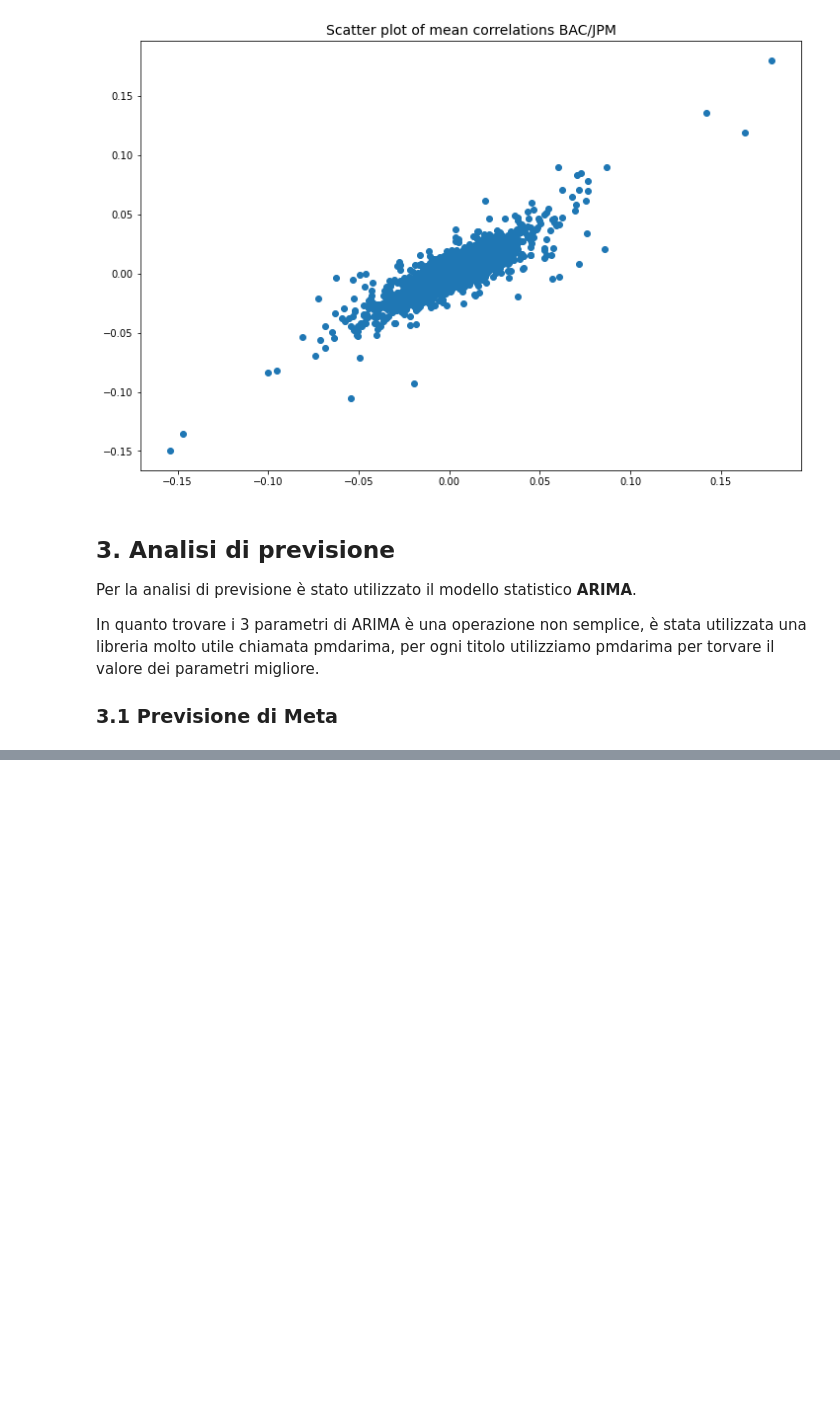
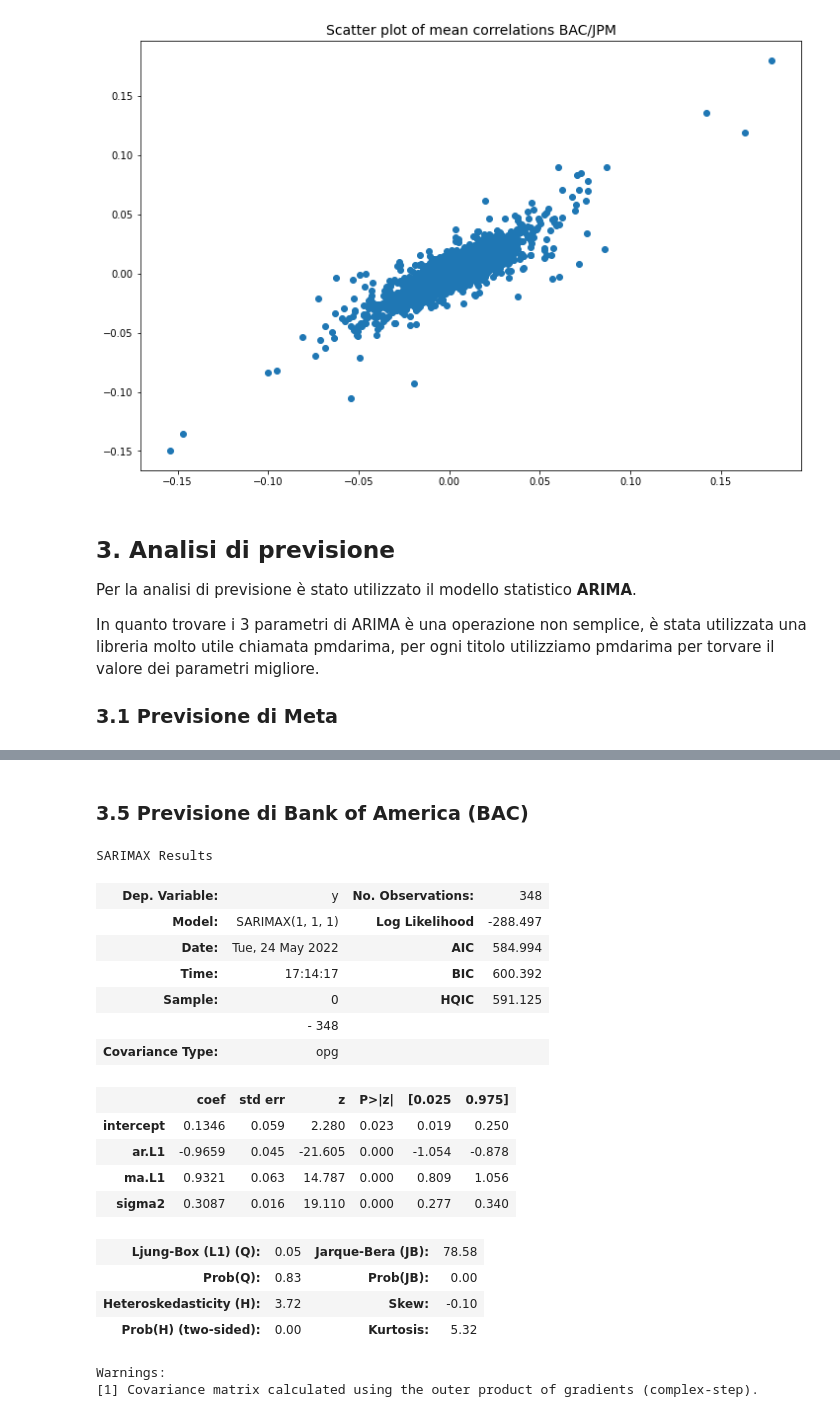
Before and after one commit to tommcamm/BISF-Project, a Jupyter notebook: python/Notebook del progetto.ipynb, the cells around one changed output, grey strips where cells are left out. Drawn from its saved outputs; the diff is of its cells as text; code cells hidden in the pictures; blank space fills up the shorter version.

```diff
--- a/python/Notebook del progetto.ipynb
+++ b/python/Notebook del progetto.ipynb
@@ -1697,0 +1698,41 @@ fig.set_size_inches(14, 8)
+# %% [markdown]
+### 3.5 Previsione di Bank of America (BAC)
+# %%
+# Scarichiamo il training set - 80 mesi
+bac_t_df = yf.download('BAC', start='2011-11-30', end='2018-07-30', adjusted=True, progress=False)
+
+# Resample di Bank of America per frequenza settimanale (periodo 2012-2021)
+tr_bac = bac_t_df.resample('W').last().rename(columns={'Adj Close': 'adj_close'}).adj_close
+
+# Utiliziamo auto_arima per trovare la combinazione ideale dei parametri
+# Non utilizziamo la modalità stepwise in quanto senza abbiamo un risultato leggermente migliore in base
+# al valore AIC.
+bac_model = pm.auto_arima(tr_bac,
+                             error_action='ignore',
+                             suppress_warnings=True,
+                             seasonal=False,
+                             stepwise=False,
+                             apporximation=False,
+                             n_jobs=-1)
+
+bac_model.summary()
+# %% [output]
+SARIMAX Results
+| Dep. Variable: | y | No. Observations: | 348 |
+| Model: | SARIMAX(1, 1, 1) | Log Likelihood | -288.497 |
+| Date: | Tue, 24 May 2022 | AIC | 584.994 |
+| Time: | 17:14:17 | BIC | 600.392 |
+| Sample: | 0 | HQIC | 591.125 |
+|  | - 348 |  |  |
+| Covariance Type: | opg |  |  |
+|  | coef | std err | z | P>|z| | [0.025 | 0.975] |
+| intercept | 0.1346 | 0.059 | 2.280 | 0.023 | 0.019 | 0.250 |
+| ar.L1 | -0.9659 | 0.045 | -21.605 | 0.000 | -1.054 | -0.878 |
+| ma.L1 | 0.9321 | 0.063 | 14.787 | 0.000 | 0.809 | 1.056 |
+| sigma2 | 0.3087 | 0.016 | 19.110 | 0.000 | 0.277 | 0.340 |
+| Ljung-Box (L1) (Q): | 0.05 | Jarque-Bera (JB): | 78.58 |
+| Prob(Q): | 0.83 | Prob(JB): | 0.00 |
+| Heteroskedasticity (H): | 3.72 | Skew: | -0.10 |
+| Prob(H) (two-sided): | 0.00 | Kurtosis: | 5.32 |
+Warnings:
+[1] Covariance matrix calculated using the outer product of gradients (complex-step).
```
Also changed, not shown: parts of 35 cells of this notebook, 2 other files.
